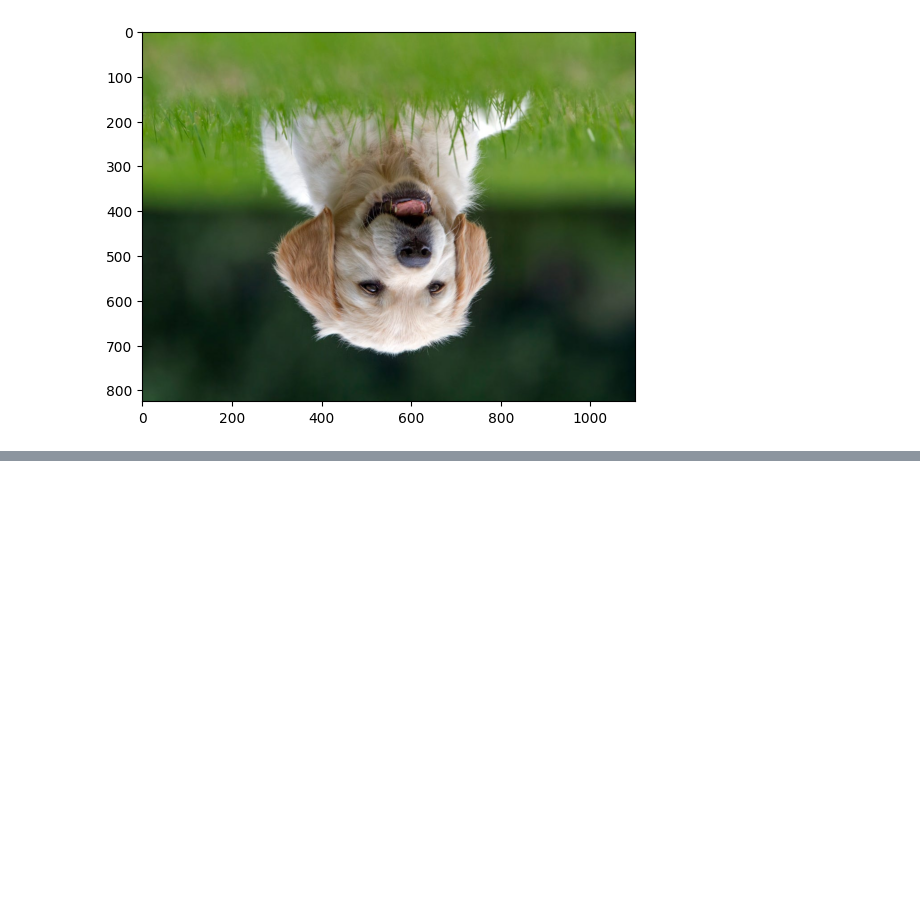
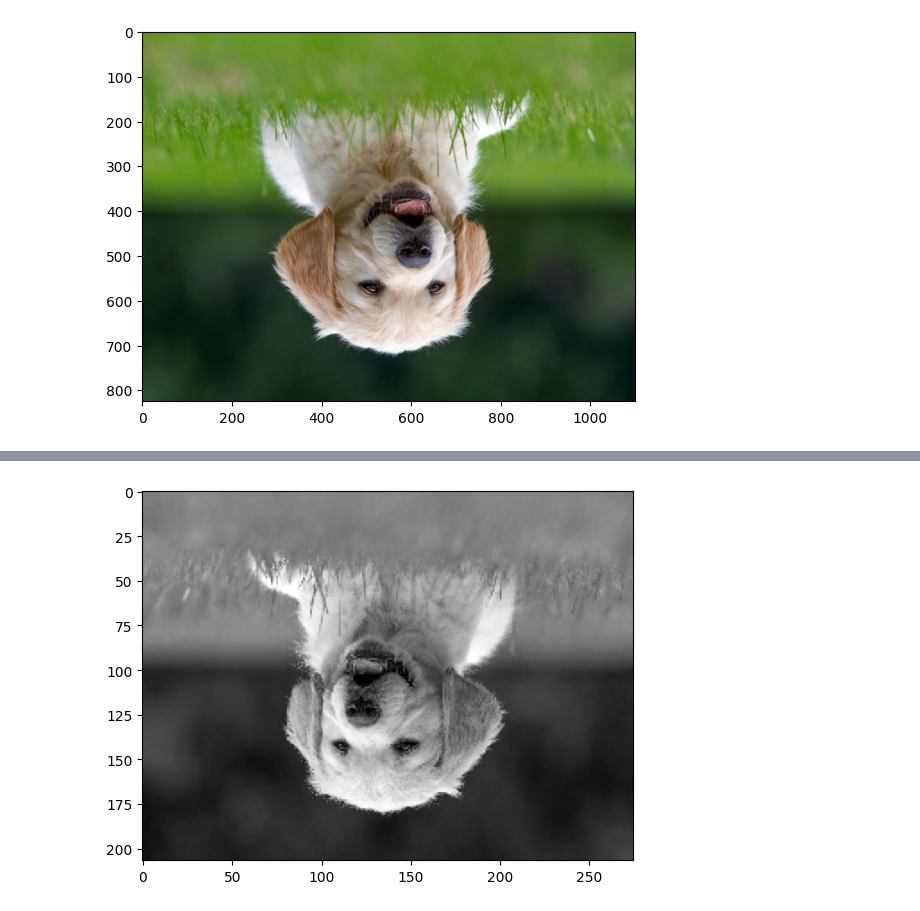
Before and after one commit to cmooredev/100daysofml, a Jupyter notebook: day1/numpy.ipynb, the cells around one changed output, grey strips where cells are left out. Cells and saved outputs as stored; diff of their text form; code cells hidden in the pictures; blank space fills up the shorter version.

```diff
--- a/day1/numpy.ipynb
+++ b/day1/numpy.ipynb
@@ -115,0 +124,5 @@ Max value: 255
+# %%
+cropped_image = grayscale_dog[::-4, ::-4]
+display_image(cropped_image, grayscale)
+# %% [output]
+[figure, added]
```
Also changed, not shown: parts of 3 cells of this notebook.
